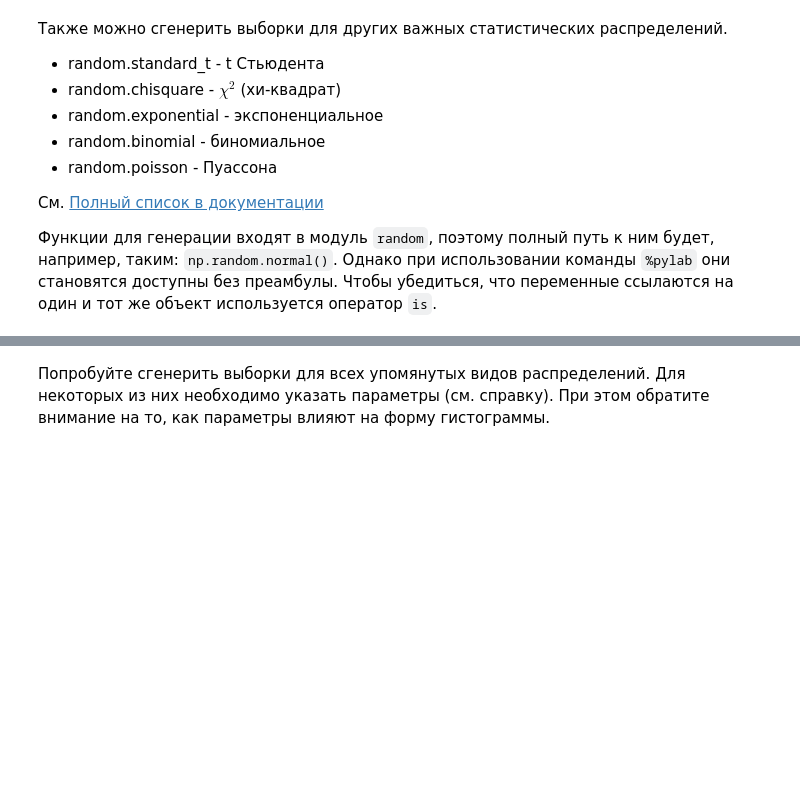
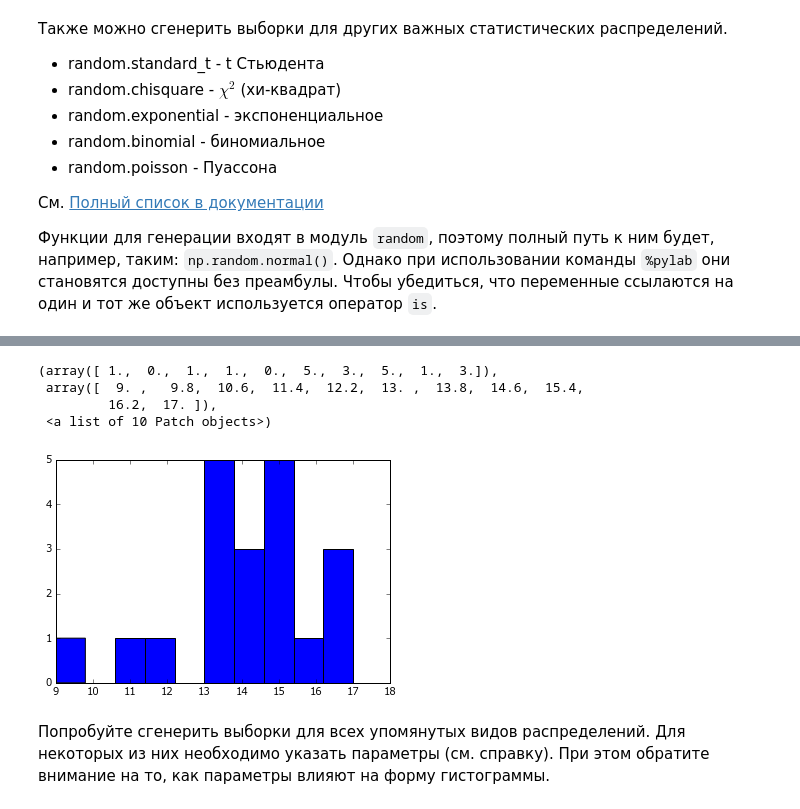
Before and after one commit to sherdim/mame, a Jupyter notebook: Task_algo_generatio.ipynb, the cells around one changed output, grey strips where cells are left out. Cells and saved outputs as stored; diff of their text form; code cells hidden in the pictures; blank space fills up the shorter version.

```diff
--- a/Task_algo_generatio.ipynb
+++ b/Task_algo_generatio.ipynb
@@ -59,6 +92,12 @@ random.exponential is exponential
 # %%
 seed(777)
-hist(binomial( 3, 0.25, size=100))
+hist(binomial( 20, 0.7, size=20))
+# %% [output]
+(array([ 1.,  0.,  1.,  1.,  0.,  5.,  3.,  5.,  1.,  3.]),
+ array([  9. ,   9.8,  10.6,  11.4,  12.2,  13. ,  13.8,  14.6,  15.4,
+         16.2,  17. ]),
+ <a list of 10 Patch objects>)
+[figure, added]
 # %% [markdown]
 Попробуйте сгенерить выборки для всех упомянутых видов распределений. Для некоторых из них необходимо указать параметры (см. справку). При этом обратите внимание на то, как параметры влияют на форму гистограммы.
 # %% [markdown]
```
Also changed, not shown: parts of 8 cells of this notebook, 17 other files.
